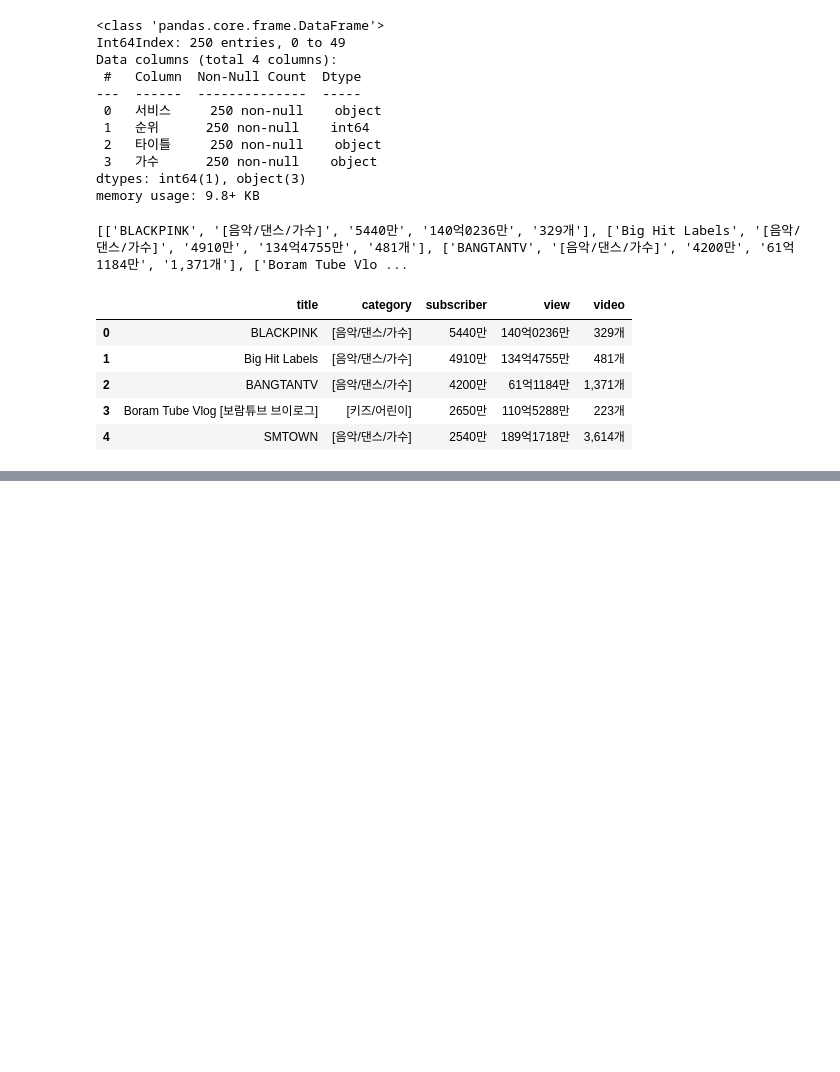
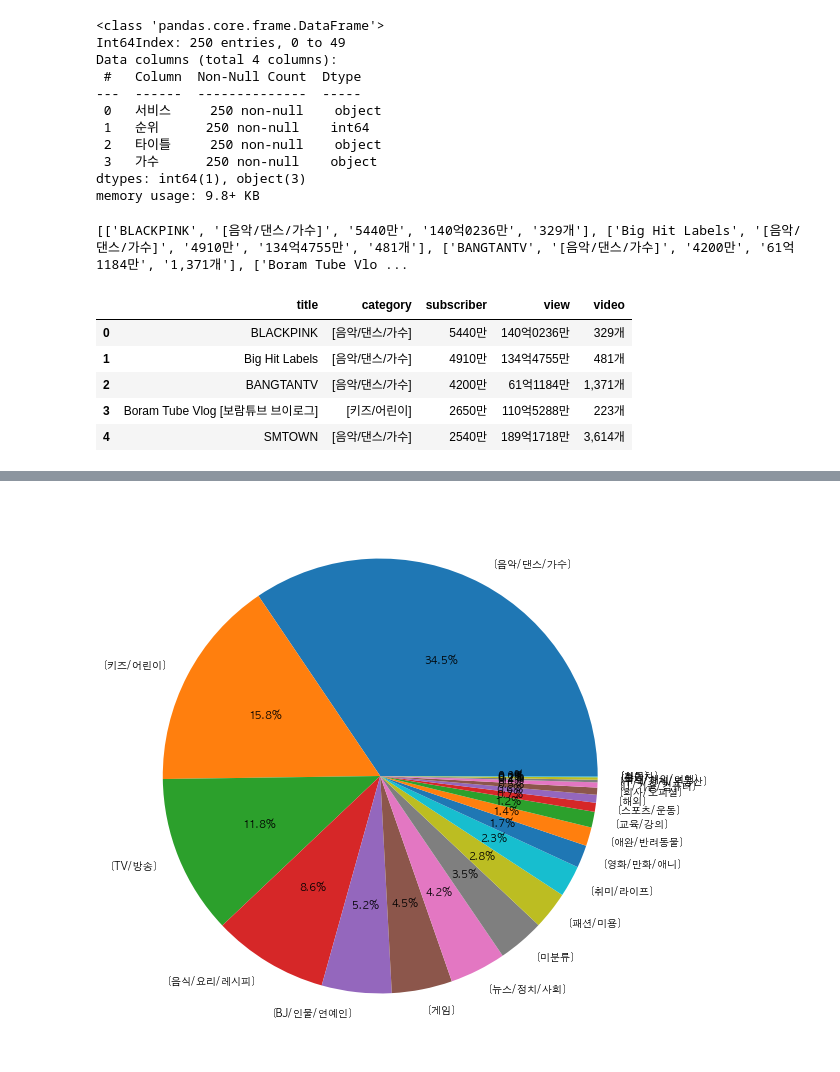
Before and after one commit to shinseongsu/Data_Analysis_Study, a Jupyter notebook: BeautifulSoup.ipynb, the cells around one changed output, grey strips where cells are left out. Saved outputs shown, nothing was run; the diff lists cells and outputs as text; code cells hidden in the pictures; blank space fills up the shorter version.

```diff
--- a/BeautifulSoup.ipynb
+++ b/BeautifulSoup.ipynb
@@ -590,0 +671,3 @@ df.head()
+# %%
+pivot_df = df.pivot_table(index = 'category', values = 'replaced_subscriber', aggfunc = ['sum', 'count'])
+pivot_df.head()
@@ -590,0 +683,3 @@ df.head()
+# %%
+pivot_df.columns = ['subscriber_sum', 'category_count']
+pivot_df.head()
@@ -590,0 +694,3 @@ df.head()
+# %%
+pivot_df = pivot_df.reset_index()
+pivot_df.head()
@@ -590,0 +704,3 @@ df.head()
+# %%
+pivot_df = pivot_df.sort_values(by = 'subscriber_sum', ascending=False)
+pivot_df.head()
@@ -590,0 +714,6 @@ df.head()
+# %%
+plt.figure(figsize = (30, 10))
+plt.pie(pivot_df['subscriber_sum'], labels=pivot_df['category'], autopct="%1.1f%%")
+plt.show()
+# %% [output]
+[figure, added]
```
Also changed, not shown: parts of 11 cells of this notebook.
